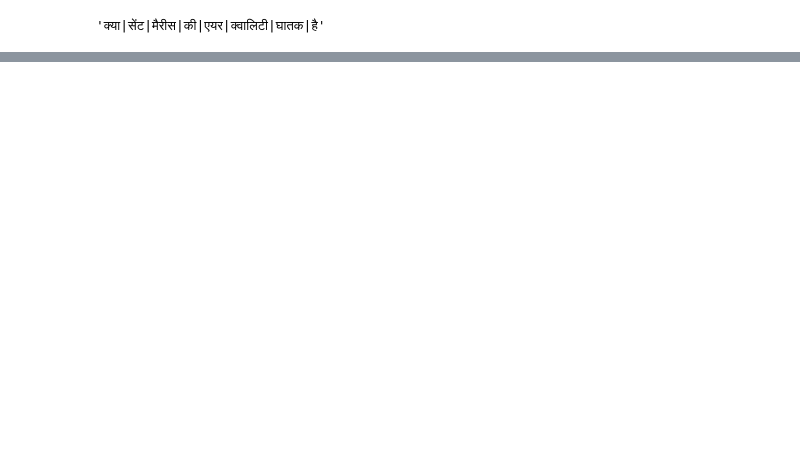
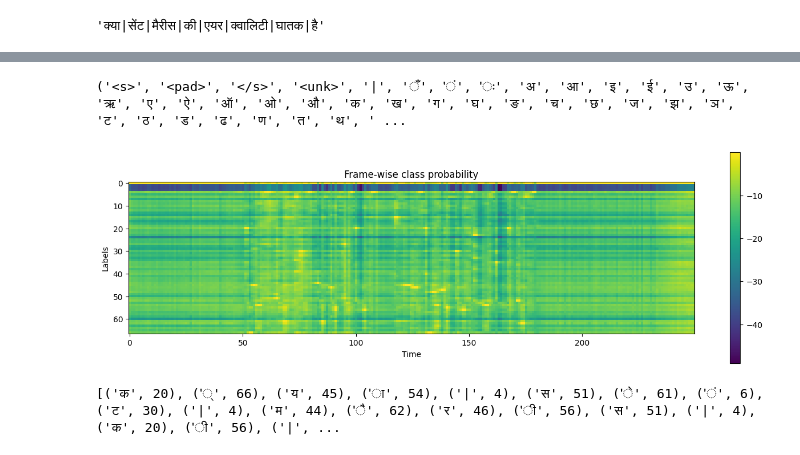
Before and after one commit to Open-Speech-EkStep/forced-alignment, a Jupyter notebook: examples/wav2vec2_alignment.ipynb, the cells around one changed output, grey strips where cells are left out. Cells and saved outputs as stored; diff of their text form; code cells hidden in the pictures; blank space fills up the shorter version.

```diff
--- a/examples/wav2vec2_alignment.ipynb
+++ b/examples/wav2vec2_alignment.ipynb
@@ -58,0 +52,50 @@ ConfigKeyError: Key 'eval_wer' not in 'AudioPretrainingConfig'
+# %%
+with open('../models/wav2vec2/hindi/dict.ltr.txt', encoding='utf-8') as f:
+    chars = f.readlines()
+hindi_chars = [i.split()[0] for i in chars]
+greedy_labels = ["<s>", "<pad>", "</s>", "<unk>"] + hindi_chars
+labels = tuple(greedy_labels)
+# %%
+print(labels)
+plt.imshow(emission.T)
+plt.colorbar()
+plt.title("Frame-wise class probability")
+plt.xlabel("Time")
+plt.ylabel("Labels")
+plt.show()
+# %% [output]
+('<s>', '<pad>', '</s>', '<unk>', '|', 'ँ', 'ं', 'ः', 'अ', 'आ', 'इ', 'ई', 'उ', 'ऊ', 'ऋ', 'ए', 'ऐ', 'ऑ', 'ओ', 'औ', 'क', 'ख', 'ग', 'घ', 'ङ', 'च', 'छ', 'ज', 'झ', 'ञ', 'ट', 'ठ', 'ड', 'ढ', 'ण', 'त', 'थ', ' ...
+[figure, added]
+# %%
+dictionary = {c: i for i, c in enumerate(labels)}
+
+tokens = [dictionary[c] for c in transcript]
+print(list(zip(transcript, tokens)))
+
+
+def get_trellis(emission, tokens, blank_id=0):
+    num_frame = emission.size(0)
+    num_tokens = len(tokens)
+
+    # Trellis has extra diemsions for both time axis and tokens.
+    # The extra dim for tokens represents <SoS> (start-of-sentence)
+    # The extra dim for time axis is for simplification of the code.
+    trellis = torch.empty((num_frame + 1, num_tokens + 1))
+    trellis[0, 0] = 0
+    trellis[1:, 0] = torch.cumsum(emission[:, 0], 0)
+    trellis[0, -num_tokens:] = -float("inf")
+    trellis[-num_tokens:, 0] = float("inf")
+
+    for t in range(num_frame):
+        trellis[t + 1, 1:] = torch.maximum(
+            # Score for staying at the same token
+            trellis[t, 1:] + emission[t, blank_id],
+            # Score for changing to the next token
+            trellis[t, :-1] + emission[t, tokens],
+        )
+    return trellis
+
+
+trellis = get_trellis(emission, tokens)
+# %% [output]
+[('क', 20), ('्', 66), ('य', 45), ('ा', 54), ('|', 4), ('स', 51), ('े', 61), ('ं', 6), ('ट', 30), ('|', 4), ('म', 44), ('ै', 62), ('र', 46), ('ी', 56), ('स', 51), ('|', 4), ('क', 20), ('ी', 56), ('|', ...
```
Also changed, not shown: parts of 10 cells of this notebook, 1 other file.
